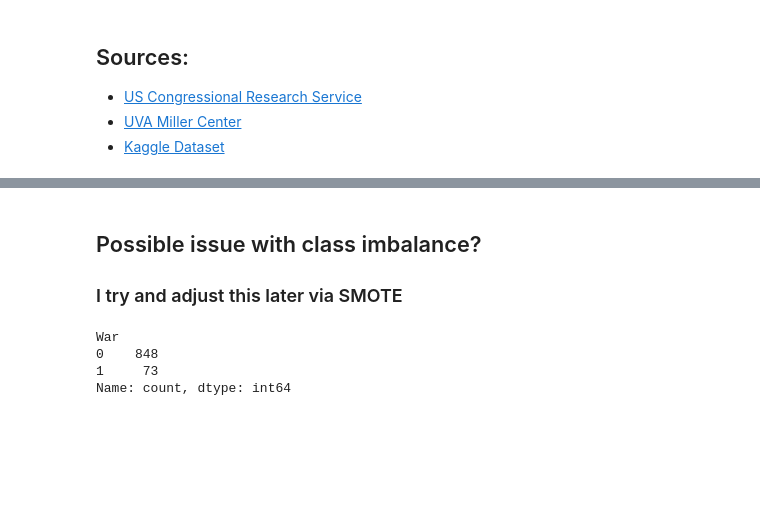
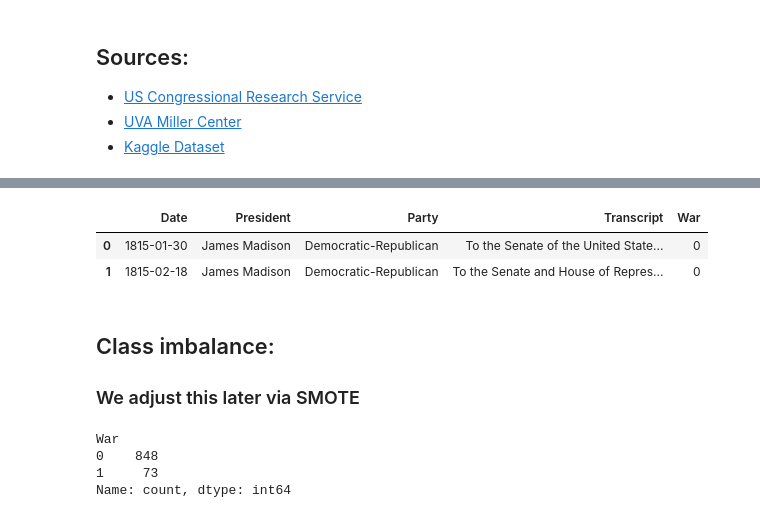
Before and after one commit to WD-Scott/WordsofWar, a Jupyter notebook: Exploring_and_BasicNN.ipynb, the cells around one changed output, grey strips where cells are left out. Cells and saved outputs as stored; diff of their text form; code cells hidden in the pictures; blank space fills up the shorter version.

```diff
--- a/Exploring_and_BasicNN.ipynb
+++ b/Exploring_and_BasicNN.ipynb
@@ -49,9 +45,14 @@ To enable the following instructions: AVX2 FMA, in other operations, rebuild Ten
 # %%
 df = pd.read_csv('Speeches_War_Clean.csv')
+df.head(2)
+# %% [output]
+|  | Date | President | Party | Transcript | War |
+| 0 | 1815-01-30 | James Madison | Democratic-Republican | To the Senate of the United State... | 0 |
+| 1 | 1815-02-18 | James Madison | Democratic-Republican | To the Senate and House of Repres... | 0 |
 # %% [markdown]
-## Possible issue with class imbalance?
+## Class imbalance:
 
-### I try and adjust this later via SMOTE
+### We adjust this later via SMOTE
 # %%
 old_class_counts = df['War'].value_counts()
 print(old_class_counts)
```
Also changed, not shown: parts of 9 cells of this notebook.
